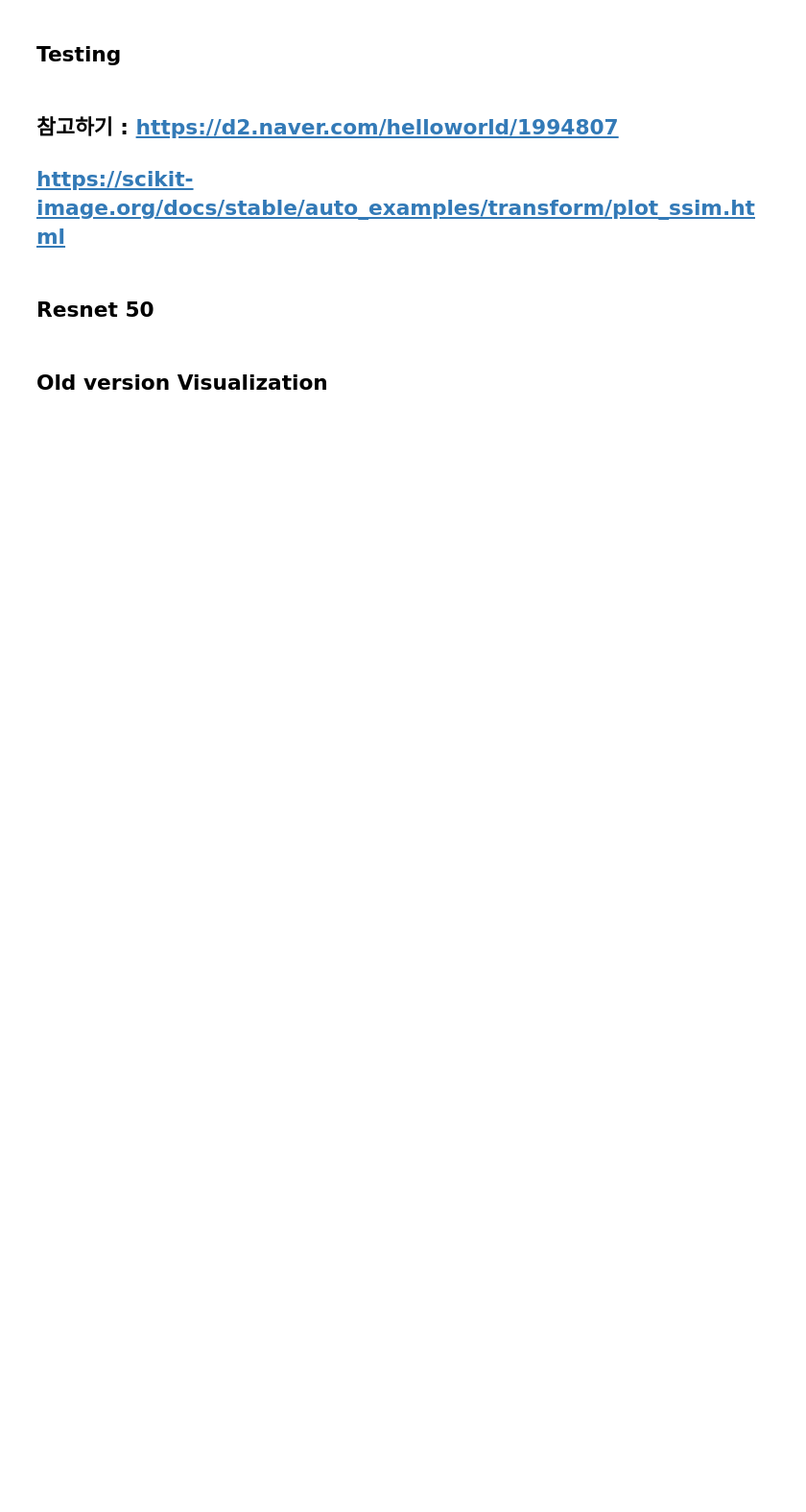
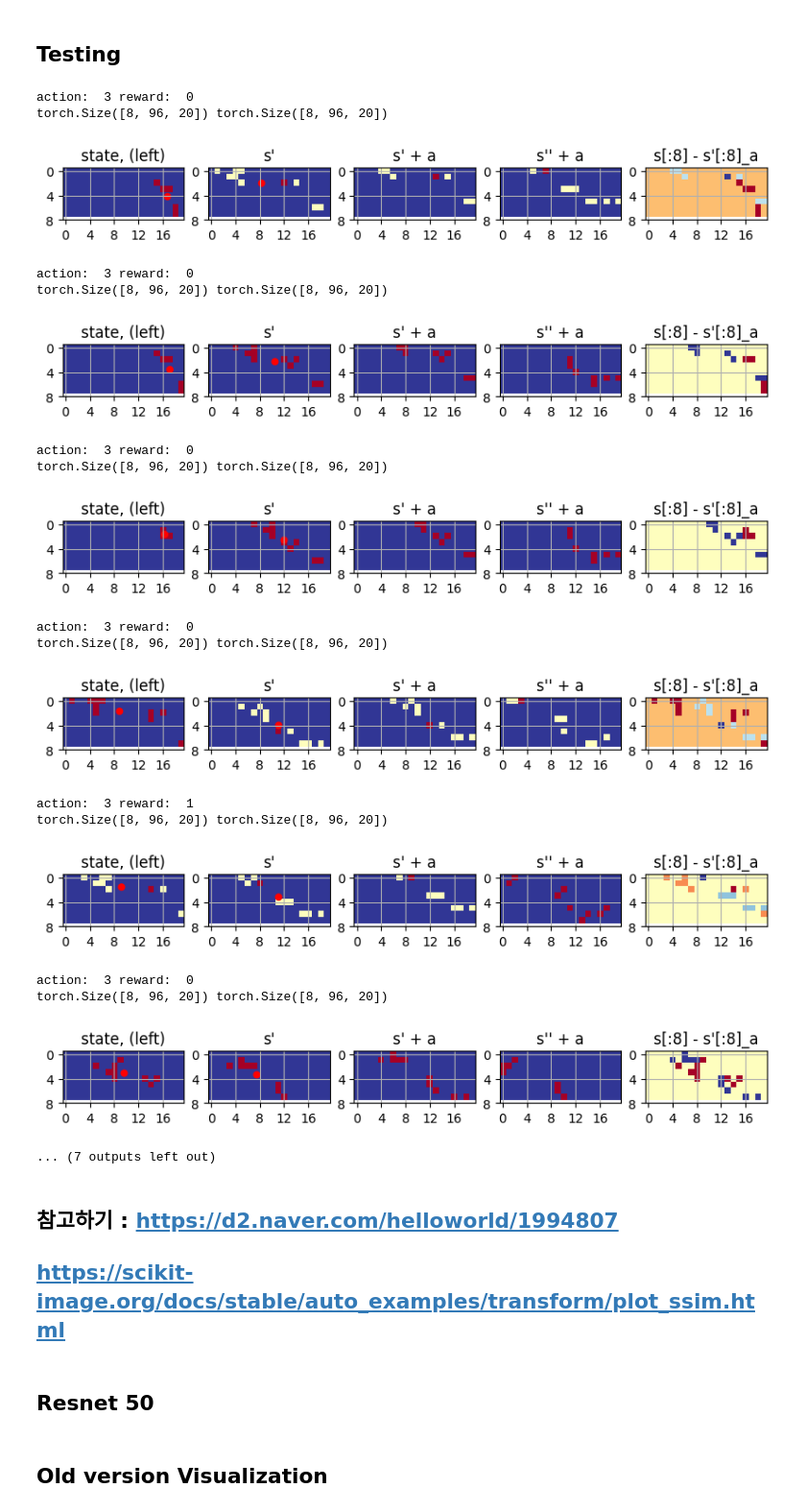
Before and after one commit to hotco87/Automatic-Observer-for-StarCraft, a Jupyter notebook: src/4_Observer_and_RL.ipynb, the cells around one changed output. Shown at 96% size. Drawn from its saved outputs; the diff is of its cells as text; code cells hidden in the pictures; blank space fills up the shorter version.

```diff
--- a/src/4_Observer_and_RL.ipynb
+++ b/src/4_Observer_and_RL.ipynb
@@ -1341,13 +1695,12 @@ env = StarObserverEnv()
 class Net(nn.Module):
     def __init__(self):
         super(Net, self).__init__()
-        self.conv1 = nn.Conv2d(16, 32, 3, 1)
+        self.conv1 = nn.Conv2d(8, 32, 3, 1)
         self.conv2 = nn.Conv2d(32, 64, 3, 1)
         self.dropout1 = nn.Dropout2d(0.25)
         self.dropout2 = nn.Dropout2d(0.5)
-        self.fc1 = nn.Linear(2048, 1)
+        self.fc1 = nn.Linear(23552, 1)
         self.fc2 = nn.Linear(1, 9)
-
         #(64x32 and 2048x32)
         #1x2048 and 32x64
 
@@ -1376,7 +1729,7 @@ class DQN(nn.Module):
         self.train_step_counter = 0                                     # for target updating
         self.memory_counter = 0                                         # for storing memory
         self.memory_counter2 = 0
-        self.memory = np.zeros((MEMORY_CAPACITY, 16 , 24 , 20))     # initialize memory
+        self.memory = np.zeros((MEMORY_CAPACITY, 8 , 96*2 , 20))     # initialize memory
         self.memory2 = np.zeros((MEMORY_CAPACITY, 2))     # initialize memory
         self.optimizer = torch.optim.Adam(self.eval_net.parameters(), lr=LR)
 
@@ -1385,35 +1738,55 @@ class DQN(nn.Module):
         if np.random.uniform() < EPSILON:   # Exploration
             actions_value = self.eval_net.forward(x) # [[0.3, 0.9]]
             action = torch.max(actions_value, 1)[1].data.numpy() # 큰 값의 인덱스를 뽑아냄 [1], (0.9 > 0.3)
             action = action[0] # 1
         else:
             action = np.random.randint(0, N_ACTIONS)
         return action # 0과 1을 이용
 
 dqn = DQN()
 dqn.eval_net.load_state_dict(torch.load('DQN_Cartpole.pth'))
 
 
 def main():
     for i_episode in range(1):
         total_reward = 0
         state = env.reset()
         for t in range(700):
 
             action = dqn.select_action(state)
             next_state, reward, done, info = env.step(action)
-            print(action, reward)
             total_reward += reward
 
             if done: # 초기 데이터가 모이지 않았을 때
-                print(total_reward)
+                print("total_reward",total_reward)
                 print("end")
                 break
+            print("action: ",action ,"reward: ", reward)
             env.render()
             state = next_state
 
 if __name__ == '__main__':
     main()
+# %% [output]
+action:  3 reward:  0
+torch.Size([8, 96, 20]) torch.Size([8, 96, 20])
+[figure, added]
+action:  3 reward:  0
+torch.Size([8, 96, 20]) torch.Size([8, 96, 20])
+[figure, added]
+action:  3 reward:  0
+torch.Size([8, 96, 20]) torch.Size([8, 96, 20])
+[figure, added]
+action:  3 reward:  0
+torch.Size([8, 96, 20]) torch.Size([8, 96, 20])
+[figure, added]
+action:  3 reward:  1
+torch.Size([8, 96, 20]) torch.Size([8, 96, 20])
+[figure, added]
+action:  3 reward:  0
+torch.Size([8, 96, 20]) torch.Size([8, 96, 20])
+[figure, added]
+... (7 outputs left out)
 # %%
 class Net(nn.Module):
     def __init__(self):
```
Also changed, not shown: parts of 6 cells of this notebook.
